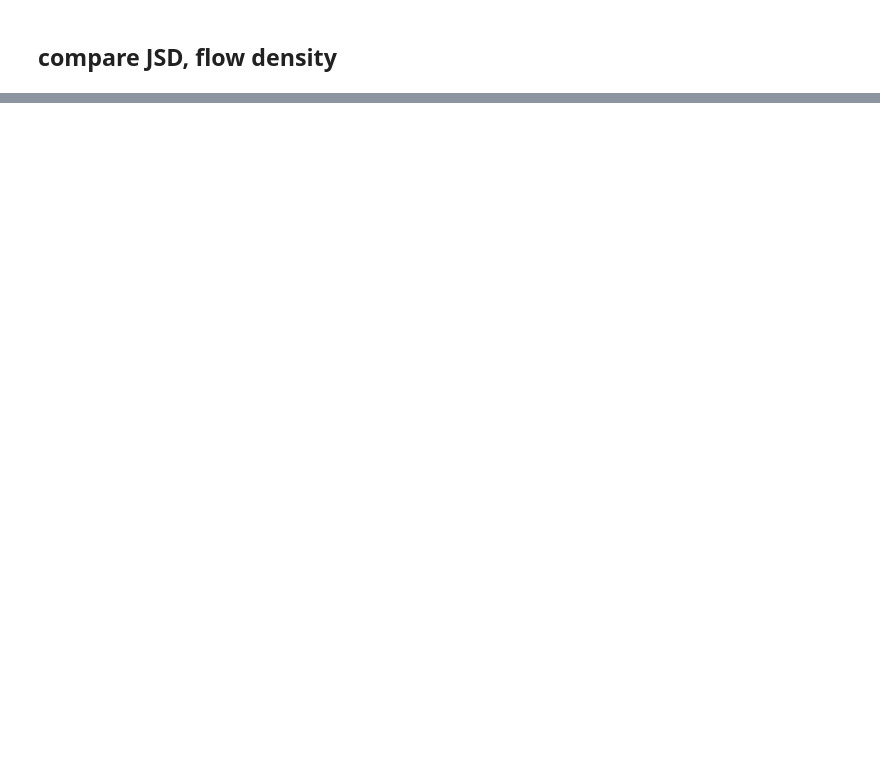
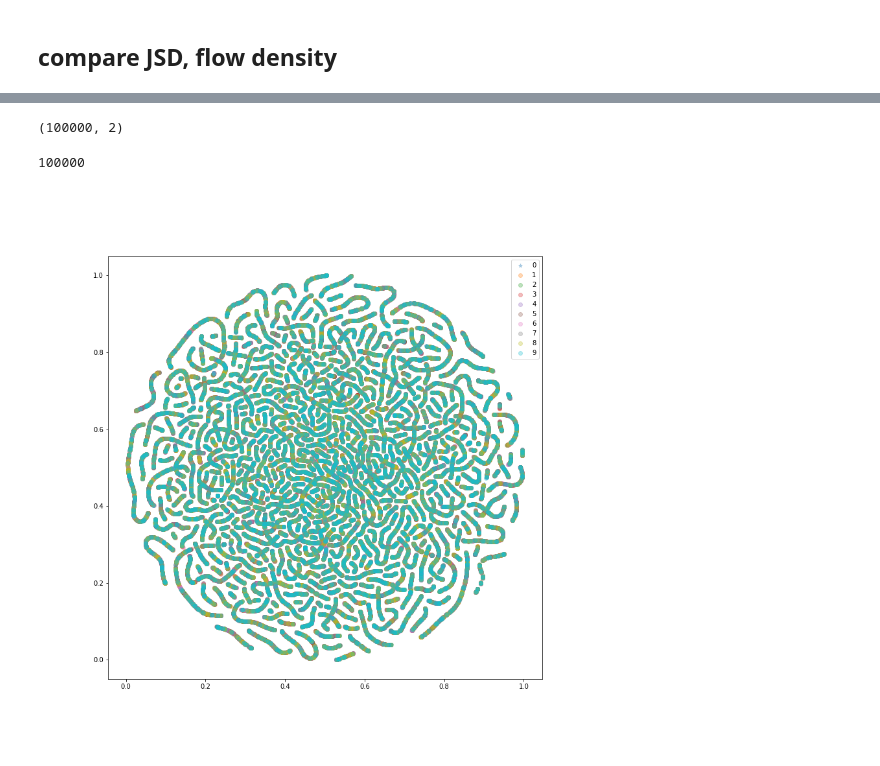
Before and after one commit to a07458666/flow_unicon, a Jupyter notebook: visualization.ipynb, the cells around one changed output, grey strips where cells are left out. Saved outputs shown, nothing was run; the diff lists cells and outputs as text; code cells hidden in the pictures; blank space fills up the shorter version.

```diff
--- a/visualization.ipynb
+++ b/visualization.ipynb
@@ -302,0 +448,46 @@ plt.show()
+# %%
+labels10 = np.repeat(labels, 10)
+# %%
+from sklearn.manifold import TSNE
+X_embedded = TSNE(n_components=2).fit_transform(density.cpu().numpy())
+X_embedded.shape
+# %% [output]
+(100000, 2)
+# %%
+emb_dist = {}
+# for i in [0,1,2,3,4,5,6,7,8,9]:
+#     emb_dist[i] = []
+for i in [0,1,2,3,4,5,6,7,8,9]:
+    ix = np.where(i == np.asarray(labels10))
+    emb_dist[i] = X_embedded[ix]
+# %%
+def pltDis(target ,emb):
+    result = np.array(emb)
+    print(len(result))
+    result_min, result_max = result.min(), result.max()
+    result_norm = (result - result_min) / (result_max - result_min)
+    # Project PNG
+    x_axis = result_norm[:,0]
+    y_axis = result_norm[:,1]
+    count = int(len(result) / 10)
+    c =  np.array([0,1,2,3,4,5,6,7,8,9] * count)
+    plt.figure(figsize=(12, 12))
+#     plt.xlim(0,1)
+#     plt.ylim(0,1)
+
+    cdict = {0: 'tab:blue', 1: 'tab:orange', 2: 'tab:green', 3: 'tab:red', 4: 'tab:purple', 5:'tab:brown', 6:'tab:pink', 7:'tab:gray', 8:'tab:olive', 9:'tab:cyan'}
+
+    for color in np.unique(c):
+        ix = np.where(c == color)
+        if target == color:
+            m = '*'
+        else:
+            m = 'o'
+        plt.scatter(x_axis[ix], y_axis[ix], c=cdict[color], alpha=0.3, marker = m)
+    plt.legend(['0','1','2','3','4','5','6','7','8','9'])
+    plt.savefig('DR.png')
+# %%
+pltDis(0, X_embedded)
+# %% [output]
+100000
+[figure, added]
```
Also changed, not shown: parts of 17 cells of this notebook.
